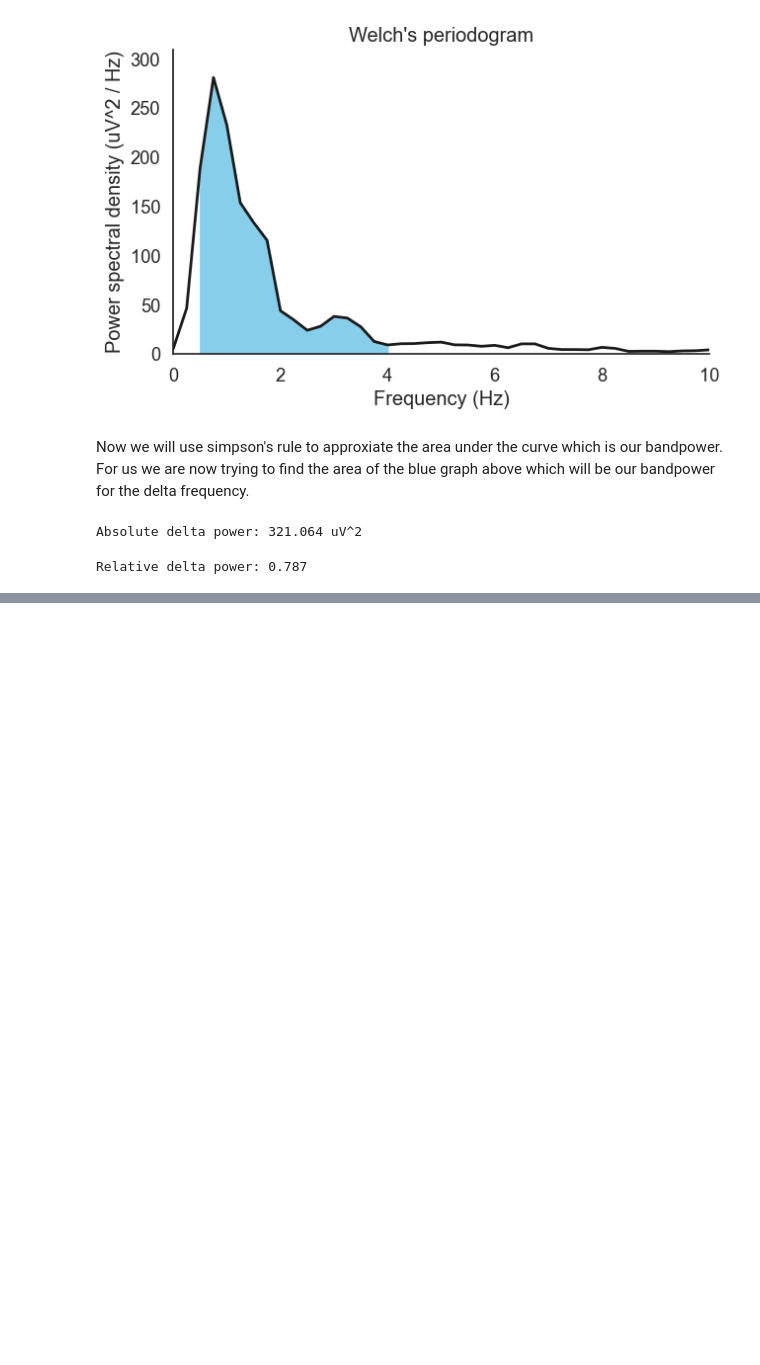
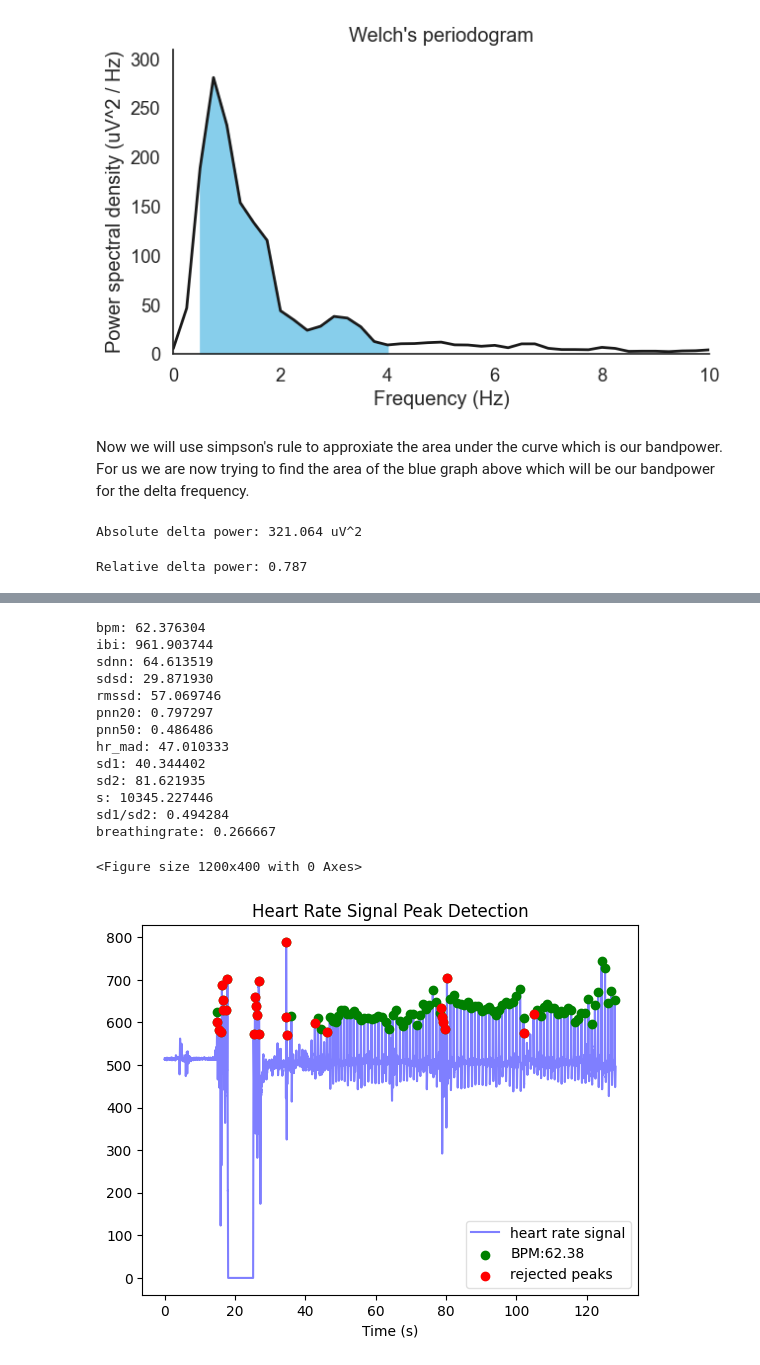
Before and after one commit to JonathanP341/muse_platformer, a Jupyter notebook: testing.ipynb, the cells around one changed output, grey strips where cells are left out. Drawn from its saved outputs; the diff is of its cells as text; code cells hidden in the pictures; blank space fills up the shorter version.

```diff
--- a/testing.ipynb
+++ b/testing.ipynb
@@ -87,0 +135,27 @@ Relative delta power: 0.787
+# %%
+#This is a more realistic signal you might see with a few issues
+sample_rate = hp.get_samplerate_mstimer(timer) #Getting the sample rate
+
+wd, m = hp.process(data, sample_rate)
+
+plt.figure(figsize=(12, 4))
+hp.plotter(wd, m)
+
+for measure in m.keys():
+    print('%s: %f' %(measure, m[measure]))
+# %% [output]
+bpm: 62.376304
+ibi: 961.903744
+sdnn: 64.613519
+sdsd: 29.871930
+rmssd: 57.069746
+pnn20: 0.797297
+pnn50: 0.486486
+hr_mad: 47.010333
+sd1: 40.344402
+sd2: 81.621935
+s: 10345.227446
+sd1/sd2: 0.494284
+breathingrate: 0.266667
+<Figure size 1200x400 with 0 Axes>
+[figure, added]
```
Also changed, not shown: parts of 7 cells of this notebook, 1 other file.
